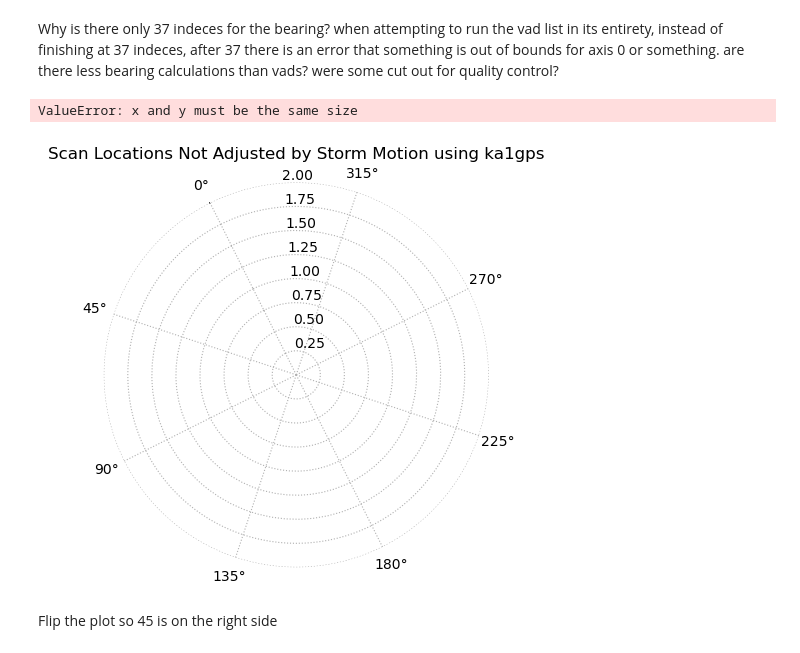
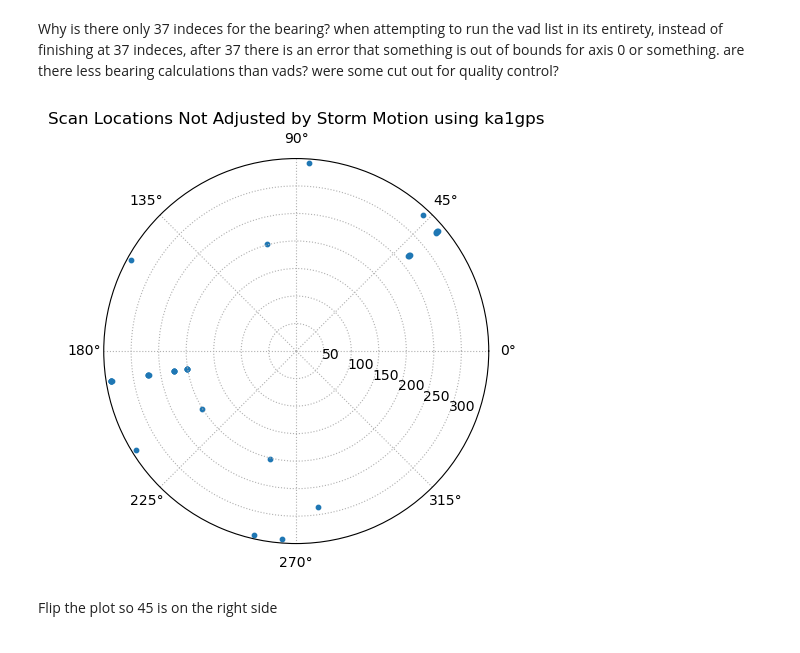
Before and after one commit to JuliaBuhrman/research2024, a Jupyter notebook: Cleaner_Plot_Tests_2.ipynb, the cells around one changed output. Saved outputs shown, nothing was run; the diff lists cells and outputs as text; code cells hidden in the pictures.

```diff
--- a/Cleaner_Plot_Tests_2.ipynb
+++ b/Cleaner_Plot_Tests_2.ipynb
@@ -78,7 +76,7 @@ np.size(ka1gps['Latitude'])
 ka2gps = pd.read_csv('/Users/juliabman/Desktop/research2024/GPS_Ka2_20220523.txt')
 # scan data for first ka
 ka2scan = pd.read_csv('/Users/juliabman/Desktop/research2024/20220523_Ka2_scan_log.txt', dtype=str)
-
+ka2scan['Datetime'] = pd.to_datetime(ka2scan['Datetime'])
 
 # dealiased vad data created from VADS.ipynb for ka 1, but not bearing corrected
 vad_fileska2 = sorted(glob.glob('/Users/juliabman/Desktop/research2024/product_raw_ka2/*.nc'))
@@ -89,3 +89,7 @@ vad_fileska2 = sorted(glob.glob('/Users/juliabman/Desktop/research2024/product_r
+# %%
+ka2gps['ddmmyy'] = ka2gps['ddmmyy'].astype(str)
+ka2gps['ddmmyy']
+ka2gps['hhmmss[UTC]'] = ka2gps['hhmmss[UTC]'].astype(str)
 # %% [markdown]
 Make the data into arrays via xarray:
 # %%
@@ -379,17 +369,10 @@ bearing_list_ka2 = []
 from datetime import datetime
 
 # gps data for first ka
-ka2gps = pd.read_csv('/Users/juliabman/Desktop/research2024/GPS_Ka2_20220523.txt')
-ka2gps=ka2gps.astype(str)
-# scan data for first ka
-ka2scan = pd.read_csv('/Users/juliabman/Desktop/research2024/20220523_Ka2_scan_log.txt', dtype=str,
-                     parse_dates=[0])
-# dealiased vad data created from VADS.ipynb for ka 1, but not bearing corrected
-vad_fileska2 = sorted(glob.glob('/Users/juliabman/Desktop/research2024/product_raw_ka2/*.nc'))
 
 #print(ka1gps)
 
-for thefile in vad_fileska2[:64]:
+for thefile in vad_fileska2[0:64]:
 
     radar = pyart.io.read_cfradial(thefile)
     print(thefile,radar.fixed_angle['data'])
@@ -547,21 +556,13 @@ bearing_list2 = []
 # Fixing the bearing
 from datetime import datetime
 
-# gps data for first ka
-ka1gps = pd.read_csv('/Users/juliabman/Desktop/research2024/GPS_Ka1_20220523.txt')
-ka1gps=ka1gps.astype(str)
-# scan data for first ka
-ka1scan = pd.read_csv('/Users/juliabman/Desktop/research2024/20220523_Ka1_scan_log.txt', dtype=str,
-                     parse_dates=[0])
-# dealiased vad data created from VADS.ipynb for ka 1, but not bearing corrected
-vad_fileska1 = sorted(glob.glob('/Users/juliabman/Desktop/research2024/product_raw_ka1/*.nc'))
 
 #print(ka1gps)
 
 # !!! 37 is the last working index before it goes out of range !!!
 # there are only 37 netcdf vad files
 
-for thefile in (vad_fileska1[:37]):
+for thefile in (vad_fileska1[0:37]):
 
     radar = pyart.io.read_cfradial(thefile)
     print(thefile,radar.fixed_angle['data'])
@@ -624,32 +642,31 @@ Why is there only 37 indeces for the bearing? when attempting to run the vad lis
 # %%
 # bring in the figure
 
 fig = plt.figure(figsize = (5,5))
 ax = fig.add_subplot(projection = 'polar')
 ax.set_rmax(2)
 #ax.set_rticks(distance_grid)
 ax.set_rlabel_position(-22.5)  # Move radial labels away from plotted line
 ax.grid(True, linestyle = ':') # makes grid lines dotted
 #ax.set_theta_zero_location('W', avg_storm_direction) # what is the N, S, E, W good for?
 #ax.set_theta_offset(avg_storm_direction)
 ax.set_title("Scan Locations Not Adjusted by Storm Motion using ka1gps")
 ax.plot()
-ax.set_theta_offset(90)
+#ax.set_theta_offset(90)
 
 # now that we have the figure set up, we can plot on it
 # r --> great circle distance from lat and lon of storm to lat and lon of vehicle
 # theta --> corrected bearing
 # in polar plots the order of plotting is (theta, r)
 theta = bearing_list2
 r = dfs_list[27:64] # 37 of the dfs indeces, these inclue the last of the list, so they're closer to the storm
 
 ax.scatter(theta, r, s = 10) # s changes point size
 
-plt.savefig('/Users/juliabman/Desktop/Seminar_Pictures/messed_up_plot1.png')
+# plt.savefig('/Users/juliabman/Desktop/Seminar_Pictures/messed_up_plot1.png')
 plt.show() # plt.show MUST FOLLOW SAVEFIG OR ELSE IMAGE WILL BE BLANK!!!
 # %% [output]
-ValueError: x and y must be the same size
-[figure, old version]
+[figure, new version]
 # %% [markdown]
 Flip the plot so 45 is on the right side
 # %%
```
Also changed, not shown: parts of 27 cells of this notebook.
